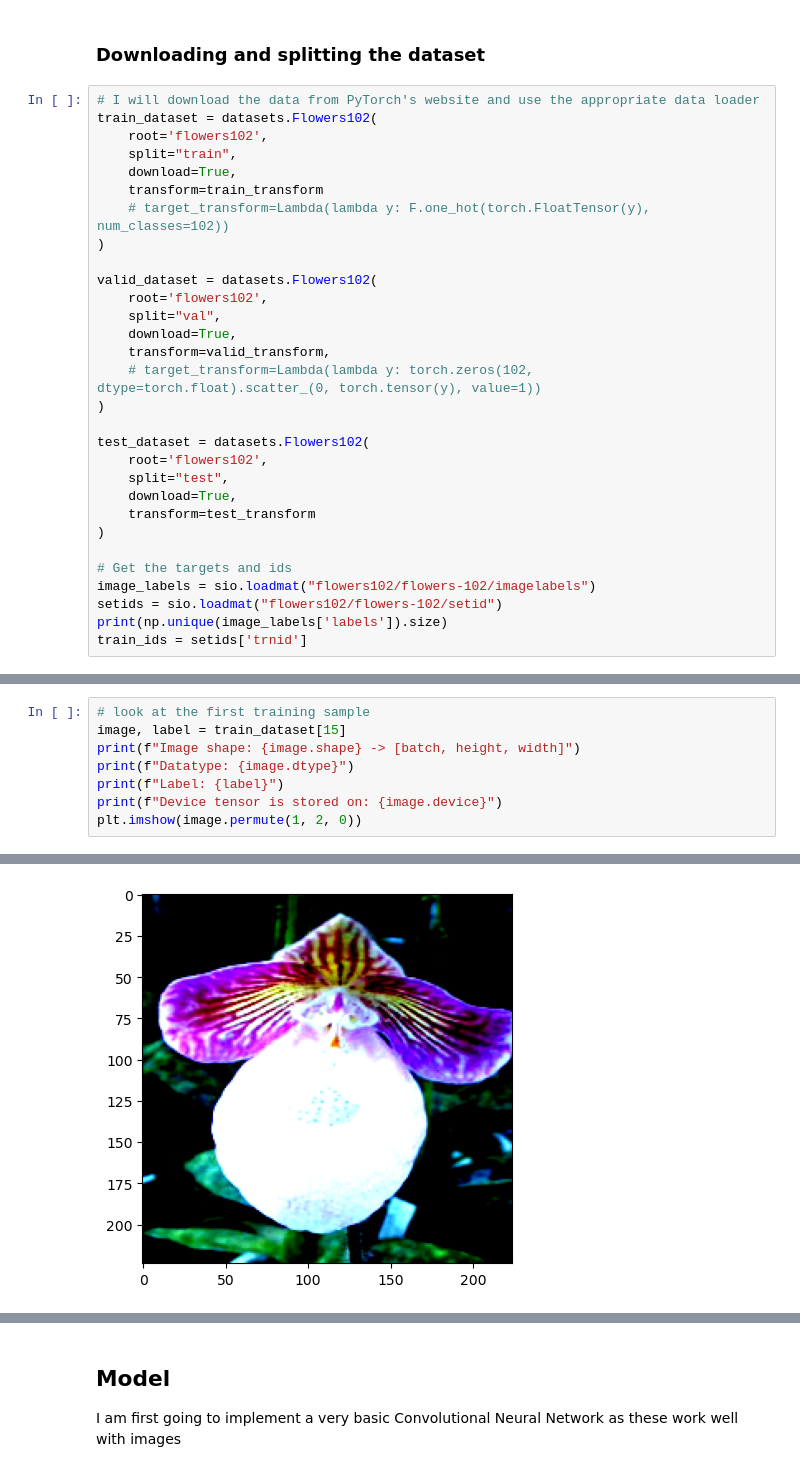
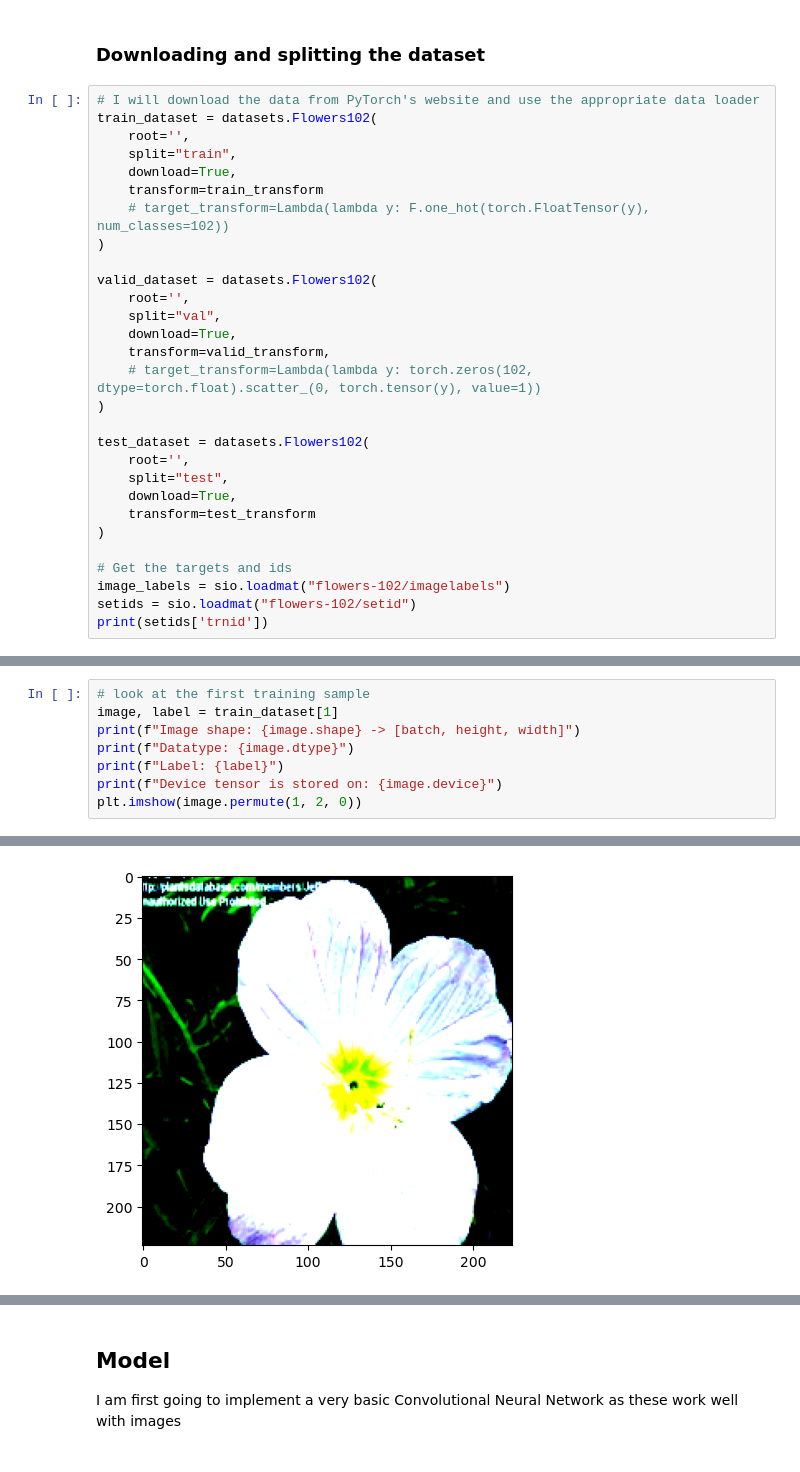
Before and after one commit to D-Agar/imlo_courework, a Jupyter notebook: coursework.ipynb, the cells around one changed output, grey strips where cells are left out. Saved outputs shown, nothing was run; the diff lists cells and outputs as text.

```diff
--- a/coursework.ipynb
+++ b/coursework.ipynb
@@ -64,7 +74,7 @@ test_transform = transforms.Compose([
 # %%
 # I will download the data from PyTorch's website and use the appropriate data loader
 train_dataset = datasets.Flowers102(
-    root='flowers102',
+    root='',
     split="train",
     download=True,
     transform=train_transform
@@ -72,7 +82,7 @@ train_dataset = datasets.Flowers102(
 )
 
 valid_dataset = datasets.Flowers102(
-    root='flowers102',
+    root='',
     split="val",
     download=True,
     transform=valid_transform,
@@ -80,15 +90,14 @@ valid_dataset = datasets.Flowers102(
 )
 
 test_dataset = datasets.Flowers102(
-    root='flowers102',
+    root='',
     split="test",
     download=True,
     transform=test_transform
 )
 
 # Get the targets and ids
-image_labels = sio.loadmat("flowers102/flowers-102/imagelabels")
-setids = sio.loadmat("flowers102/flowers-102/setid")
-print(np.unique(image_labels['labels']).size)
-train_ids = setids['trnid']
+image_labels = sio.loadmat("flowers-102/imagelabels")
+setids = sio.loadmat("flowers-102/setid")
+print(setids['trnid'])
 # %% [output]
@@ -101,6 +112,6 @@ label
 # %%
 # look at the first training sample
-image, label = train_dataset[15]
+image, label = train_dataset[1]
 print(f"Image shape: {image.shape} -> [batch, height, width]")
 print(f"Datatype: {image.dtype}")
 print(f"Label: {label}")
@@ -115,2 +126,2 @@ Device tensor is stored on: cpu
 <matplotlib.image.AxesImage at 0x...>
-[figure, old version]
+[figure, new version]
```
Also changed, not shown: parts of 44 cells of this notebook.
